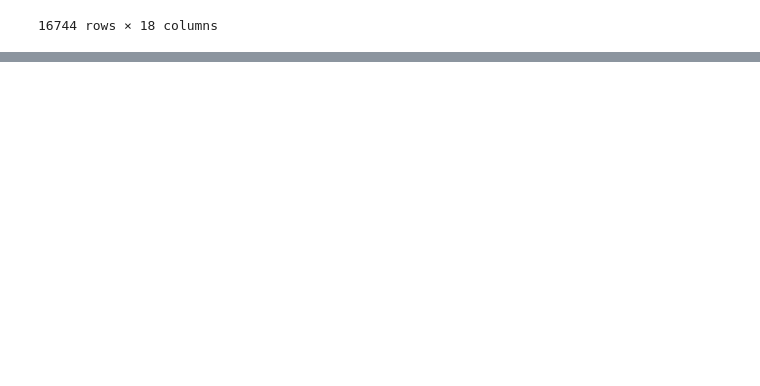
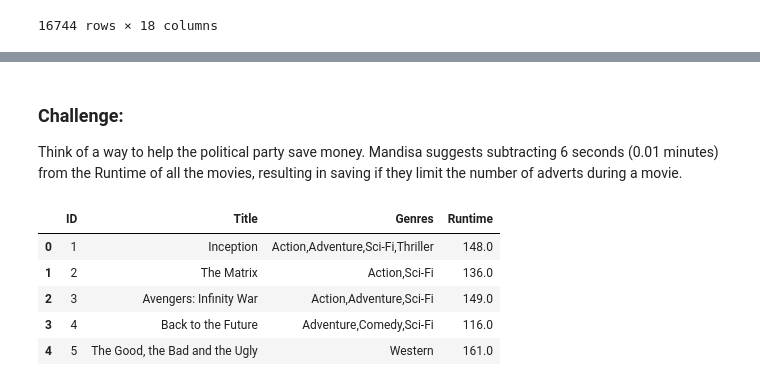
Before and after one commit to rohitabraham86/my_python_activity, a Jupyter notebook: Practical_activity_week3.ipynb, the cells around one changed output, grey strips where cells are left out. Saved outputs shown, nothing was run; the diff lists cells and outputs as text; code cells hidden in the pictures; blank space fills up the shorter version.

```diff
--- a/Practical_activity_week3.ipynb
+++ b/Practical_activity_week3.ipynb
@@ -324,0 +432,19 @@ merged_data.pivot(index='Title', columns='Age', values=['Language', 'Runtime', '
+# %% [markdown]
+### Challenge:
+Think of a way to help the political party save money.
+Mandisa suggests subtracting 6 seconds (0.01 minutes) from the
+Runtime of all the movies, resulting in saving if they
+limit the number of adverts during a movie.
+# %%
+# Create a Subset
+merged_data_run_less = merged_data[['ID', 'Title', 'Genres', 'Runtime']]
+
+# View
+merged_data_run_less.head()
+# %% [output]
+|  | ID | Title | Genres | Runtime |
+| 0 | 1 | Inception | Action,Adventure,Sci-Fi,Thriller | 148.0 |
+| 1 | 2 | The Matrix | Action,Sci-Fi | 136.0 |
+| 2 | 3 | Avengers: Infinity War | Action,Adventure,Sci-Fi | 149.0 |
+| 3 | 4 | Back to the Future | Adventure,Comedy,Sci-Fi | 116.0 |
+| 4 | 5 | The Good, the Bad and the Ugly | Western | 161.0 |
```
Also changed, not shown: parts of 11 cells of this notebook, 1 other file.
